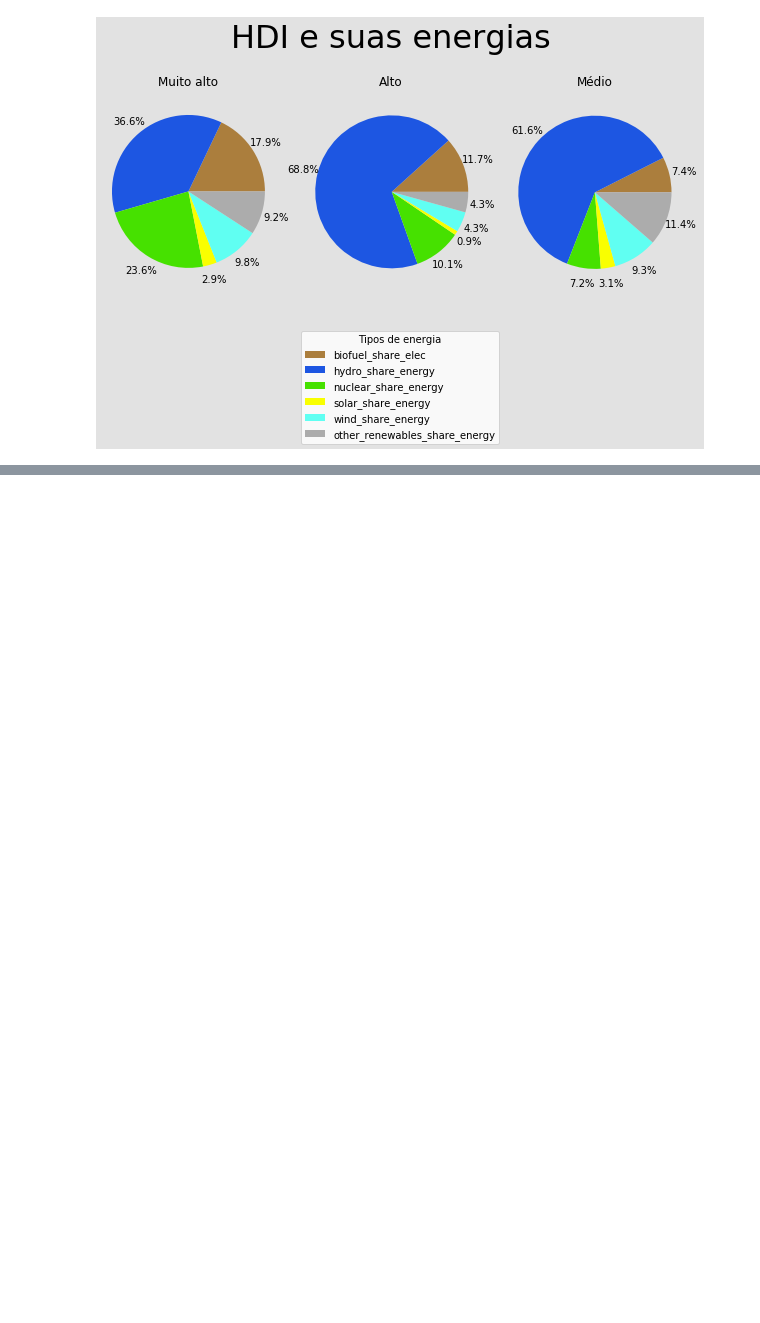
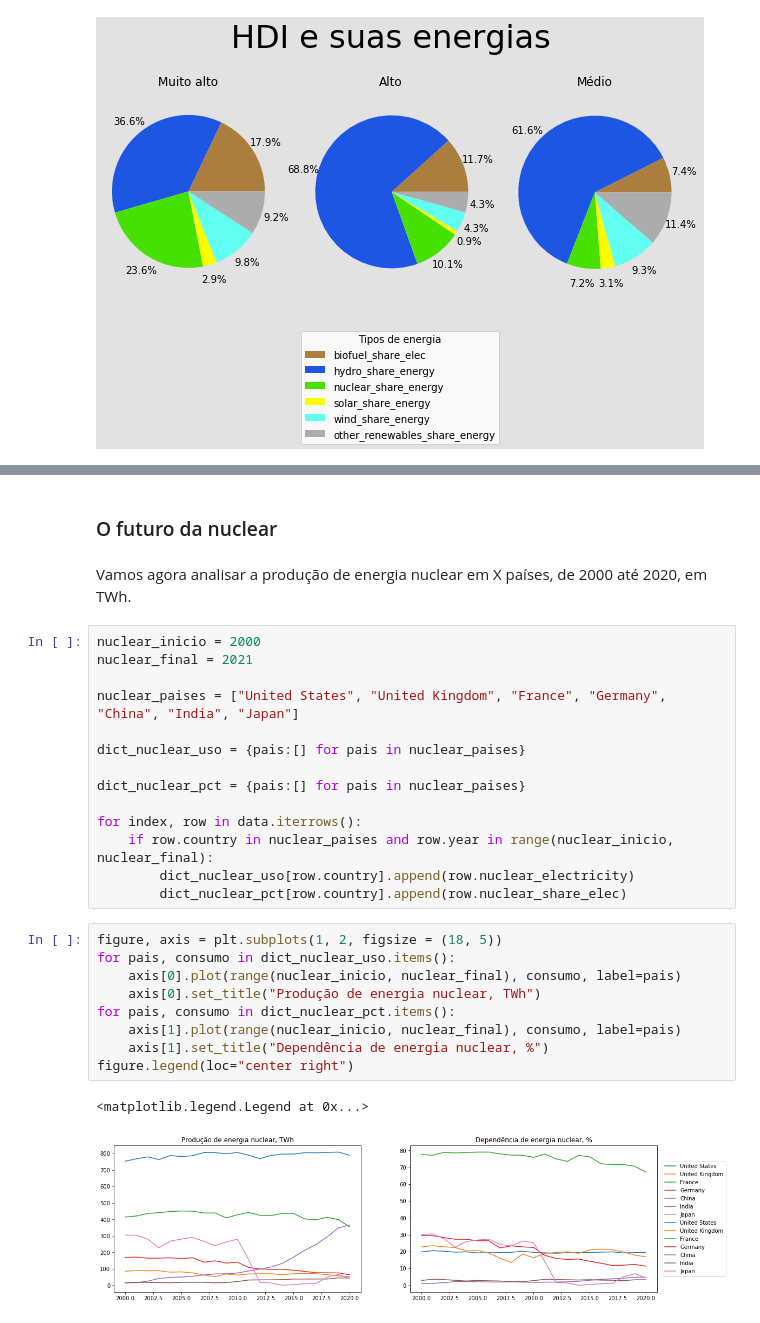
Before and after one commit to leoDomingos/Introducao-ao-aquecimento-global, a Jupyter notebook: main.ipynb, the cells around one changed output, grey strips where cells are left out. Saved outputs shown, nothing was run; the diff lists cells and outputs as text; blank space fills up the shorter version.

```diff
--- a/main.ipynb
+++ b/main.ipynb
@@ -962,0 +1022,30 @@ figure_hdi.set_figheight(6)
+# %% [markdown]
+### O futuro da nuclear
+# %% [markdown]
+Vamos agora analisar a produção de energia nuclear em X países, de 2000 até 2020, em TWh.
+# %%
+nuclear_inicio = 2000
+nuclear_final = 2021
+
+nuclear_paises = ["United States", "United Kingdom", "France", "Germany", "China", "India", "Japan"]
+
+dict_nuclear_uso = {pais:[] for pais in nuclear_paises}
+
+dict_nuclear_pct = {pais:[] for pais in nuclear_paises}
+
+for index, row in data.iterrows():
+    if row.country in nuclear_paises and row.year in range(nuclear_inicio, nuclear_final):
+        dict_nuclear_uso[row.country].append(row.nuclear_electricity)
+        dict_nuclear_pct[row.country].append(row.nuclear_share_elec)
+# %%
+figure, axis = plt.subplots(1, 2, figsize = (18, 5))
+for pais, consumo in dict_nuclear_uso.items():
+    axis[0].plot(range(nuclear_inicio, nuclear_final), consumo, label=pais)
+    axis[0].set_title("Produção de energia nuclear, TWh")
+for pais, consumo in dict_nuclear_pct.items():
+    axis[1].plot(range(nuclear_inicio, nuclear_final), consumo, label=pais)
+    axis[1].set_title("Dependência de energia nuclear, %")
+figure.legend(loc="center right")
+# %% [output]
+<matplotlib.legend.Legend at 0x...>
+[figure, added]
```
Also changed, not shown: parts of 9 cells of this notebook.
